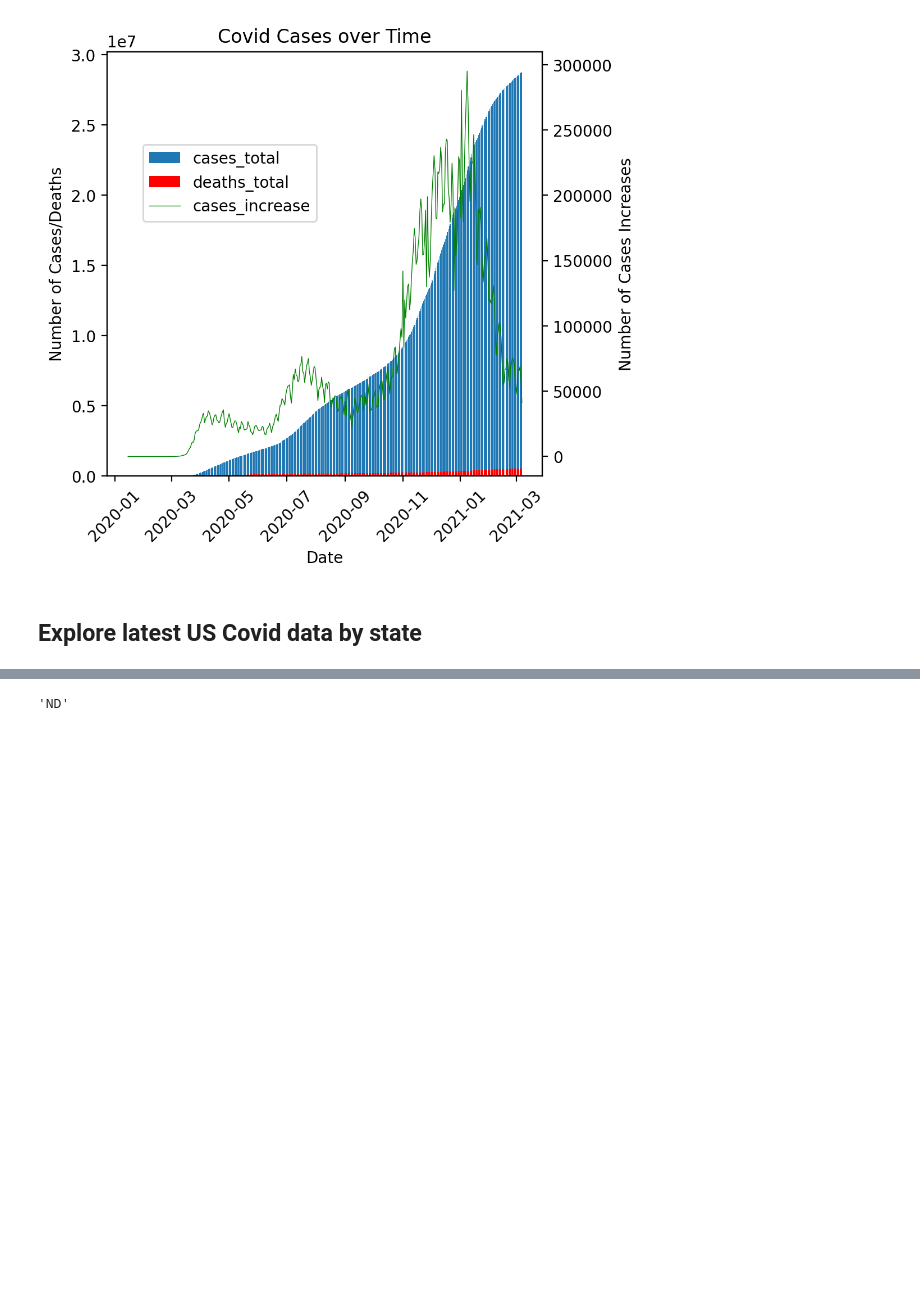
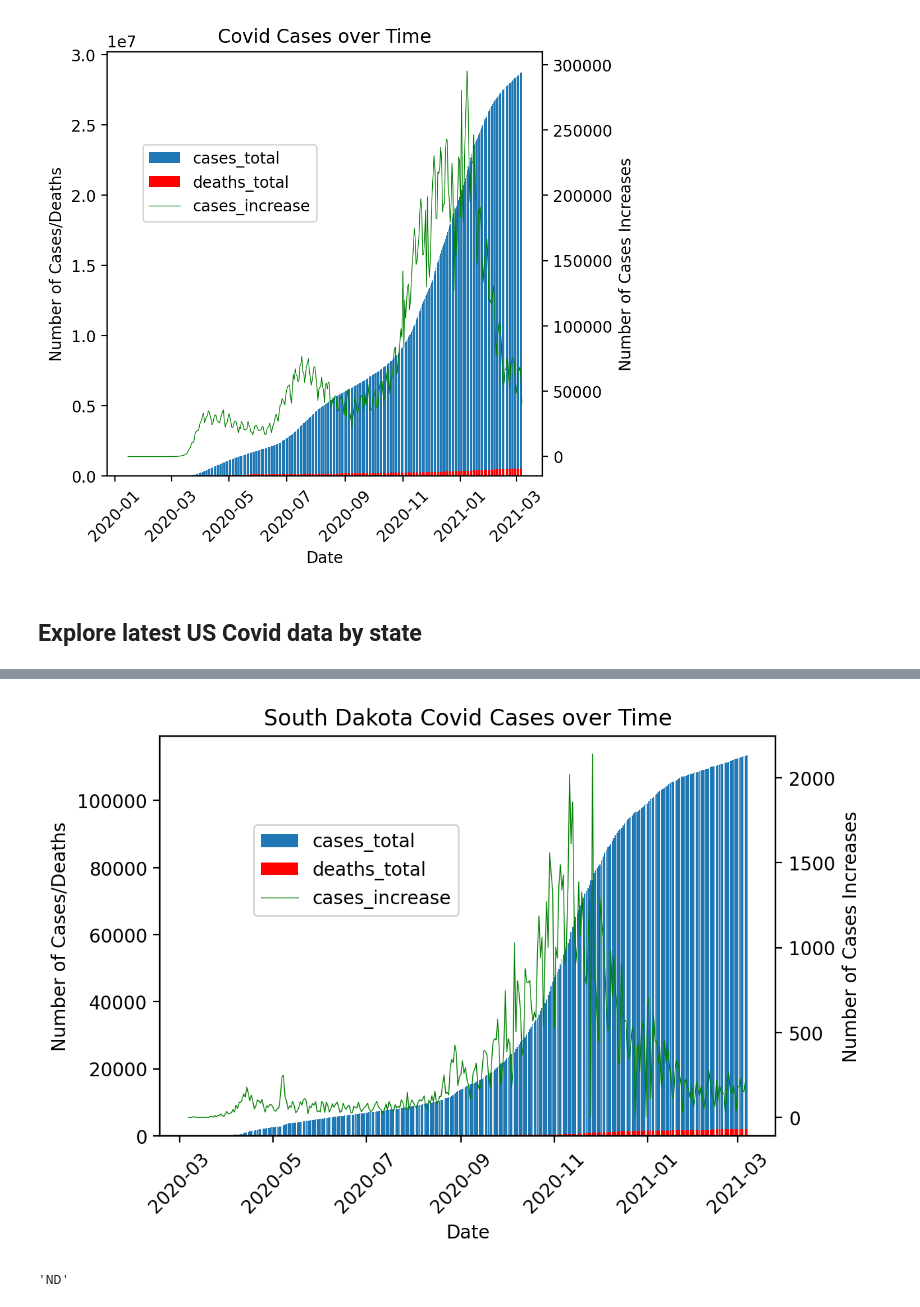
Before and after one commit to Guhui-Z/CS89_project, a Jupyter notebook: data_exploration.ipynb, the cells around one changed output, grey strips where cells are left out. Saved outputs shown, nothing was run; the diff lists cells and outputs as text; code cells hidden in the pictures; blank space fills up the shorter version.

```diff
--- a/data_exploration.ipynb
+++ b/data_exploration.ipynb
@@ -52,5 +65,8 @@ us_0310.sort_values(by='TotalCases', axis=0, ascending=False).head()
 # %%
 def plot_state_covid(state):
+    '''
+    Plot state covid data vs date
+    '''
     state_abbr = states[states['name']==state]['state_code'].values[0]
     df = pd.read_csv(f'./data/states_{state_abbr.lower()}_daily_simple.csv', index_col=0)
     df['cases_increase'] = -df['cases_total'].diff()
@@ -72,6 +88,10 @@ def plot_state_covid(state):
     fig.legend(bbox_to_anchor=(0.5,0.8), bbox_transform=ax2.transAxes)
     plt.title(f'{state} Covid Cases over Time')
     plt.savefig(f'{state}_daily.jpeg', bbox_inches='tight')
+# %%
+plot_state_covid('South Dakota')
+# %% [output]
+[figure, added]
 # %%
 plot_state_covid('North Dakota')
 # %% [output]
```
Also changed, not shown: parts of 13 cells of this notebook, 17 other files.
